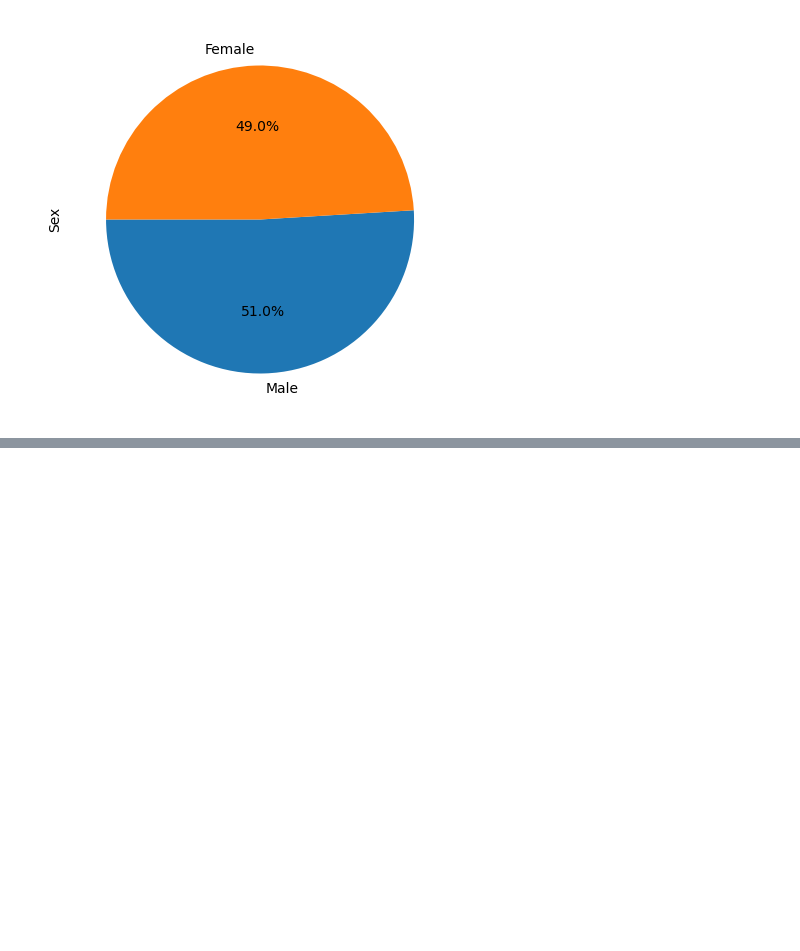
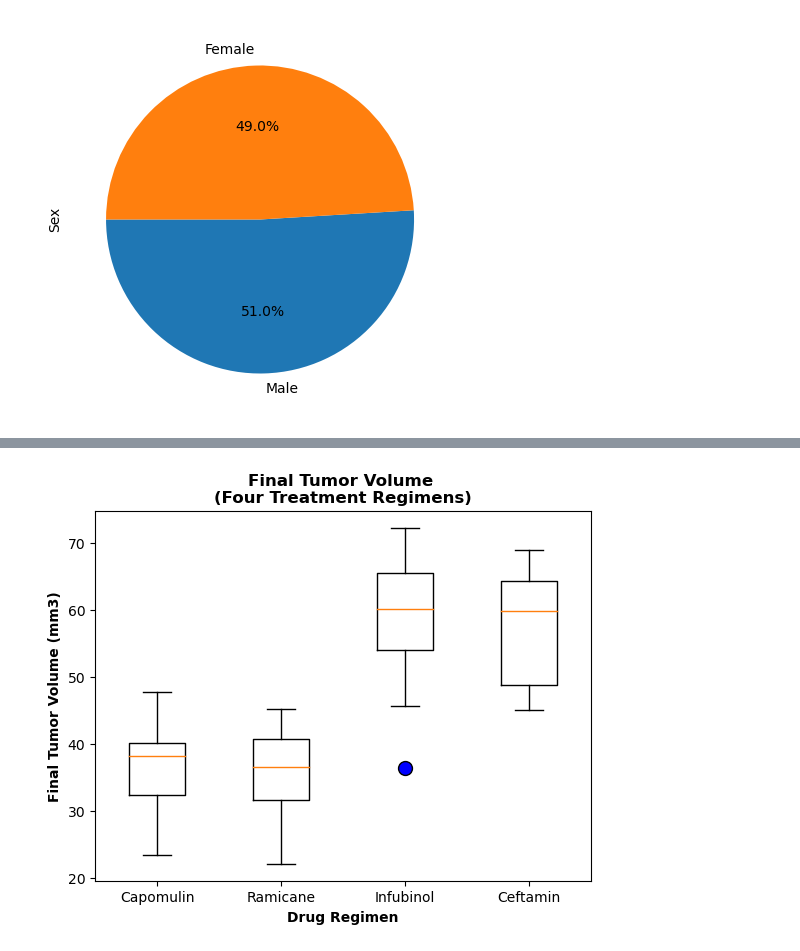
Before and after one commit to guoya35/Pymaceuticals-, a Jupyter notebook: Pymaceuticals .ipynb, the cells around one changed output, grey strips where cells are left out. Saved outputs shown, nothing was run; the diff lists cells and outputs as text; code cells hidden in the pictures; blank space fills up the shorter version.

```diff
--- a/Pymaceuticals .ipynb
+++ b/Pymaceuticals .ipynb
@@ -110,7 +115,6 @@ plt.show
 <function matplotlib.pyplot.show(close=None, block=None)>
 [figure]
 # %%
-Capomulin_data = cleaned_data.loc[cleaned_data["Drug Regimen"] == "Capomulin",:]
-Ramicane_data = cleaned_data.loc[cleaned_data["Drug Regimen"] == "Ramicane", :]
-Infubinol_data = cleaned_data.loc[cleaned_data["Drug Regimen"] == "Infubinol", :]
-Ceftamin_data = cleaned_data.loc[cleaned_data["Drug Regimen"] == "Ceftamin", :]
+final_tumor_vol = cleaned_data.groupby(['Drug Regimen', 'Mouse ID']).last()[['Timepoint', 'Tumor Volume (mm3)']]
+final_tumor_df = final_tumor_vol.reset_index()
+final_tumor_df
@@ -116,0 +135,28 @@ Ceftamin_data = cleaned_data.loc[cleaned_data["Drug Regimen"] == "Ceftamin", :]
+# %%
+regimen = ['Capomulin', 'Ramicane', 'Infubinol', 'Ceftamin']
+final_tumor_vol_list = []
+for drug in regimen:
+
+    final_tumor_vol = final_tumor_df.loc[final_tumor_df['Drug Regimen'] == drug, 'Tumor Volume (mm3)']
+
+    final_tumor_vol_list.append(final_tumor_vol)
+
+    quartiles = final_tumor_vol.quantile([0.25,0.5,0.75])
+    lowerq = quartiles[0.25]
+    upperq = quartiles[0.75]
+    mean = final_tumor_vol.mean()
+    iqr = upperq-lowerq
+    lower_bound = lowerq - (1.5*iqr)
+    upper_bound = upperq + (1.5*iqr)
+
+    outliers = final_tumor_vol.loc[(final_tumor_vol < lower_bound)
+                  | (final_tumor_vol > upper_bound)]
+    print(f"{drug} Regimen")
+    print(f"Final tumor volume(mm3) for {drug} below {round(lower_bound,2)} could be outliers.")
+    print(f"Final tumor volume(mm3) for {drug} above {round(upper_bound,2)} could be outliers.")
+    print(f"Average tumor volume(mm3) for {drug} is: {round(mean,2)}")
+    print(f"Number of outliers for Capomulin is: {outliers.count()}")
+    if outliers.count() > 0:
+        for i in outliers.index:
+            print(f'Outlier final tumor volume(mm3) is {round(outliers[i], 2)}')
+    print('----------------------------------------------------------')
@@ -116,0 +181,11 @@ Ceftamin_data = cleaned_data.loc[cleaned_data["Drug Regimen"] == "Ceftamin", :]
+# %%
+fig1, final_tumor_plot = plt.subplots()
+final_tumor_plot.boxplot(final_tumor_vol_list, labels=regimen, flierprops={'markerfacecolor':'b','markersize': 10})
+
+final_tumor_plot.set_title('Final Tumor Volume \n(Four Treatment Regimens)', fontweight='bold')
+final_tumor_plot.set_xlabel('Drug Regimen', fontweight='bold')
+final_tumor_plot.set_ylabel('Final Tumor Volume (mm3)', fontweight='bold')
+
+plt.show()
+# %% [output]
+[figure, added]
```
Also changed, not shown: parts of 7 cells of this notebook, 1 other file.
